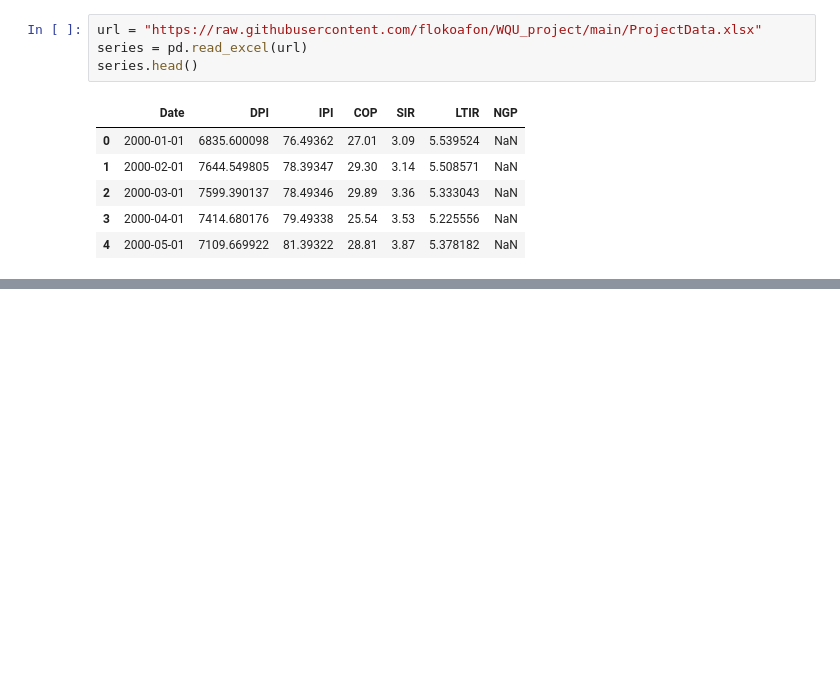
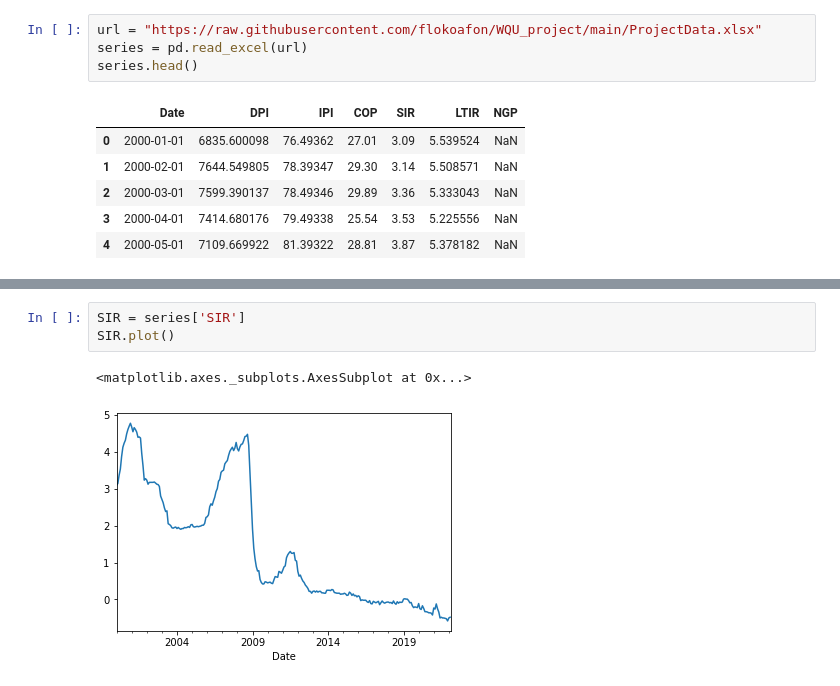
Before and after one commit to flokoafon/WQU_project, a Jupyter notebook: WQU_project.ipynb, the cells around one changed output, grey strips where cells are left out. Drawn from its saved outputs; the diff is of its cells as text; blank space fills up the shorter version.

```diff
--- a/WQU_project.ipynb
+++ b/WQU_project.ipynb
@@ -45,0 +99,6 @@ series
+# %%
+SIR = series['SIR']
+SIR.plot()
+# %% [output]
+<matplotlib.axes._subplots.AxesSubplot at 0x...>
+[figure, added]
```
Also changed, not shown: parts of 20 cells of this notebook.
